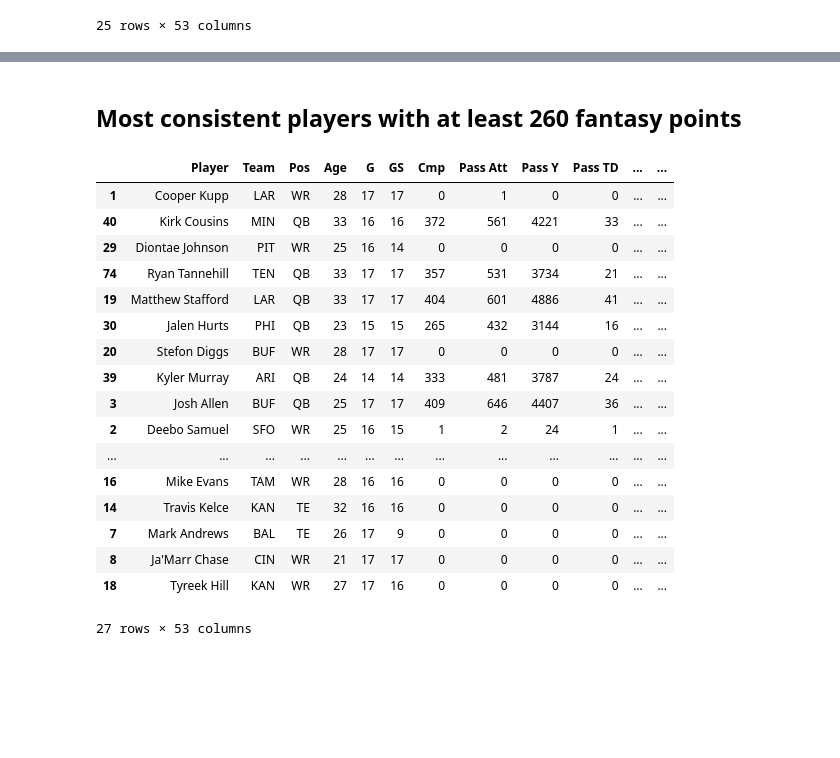
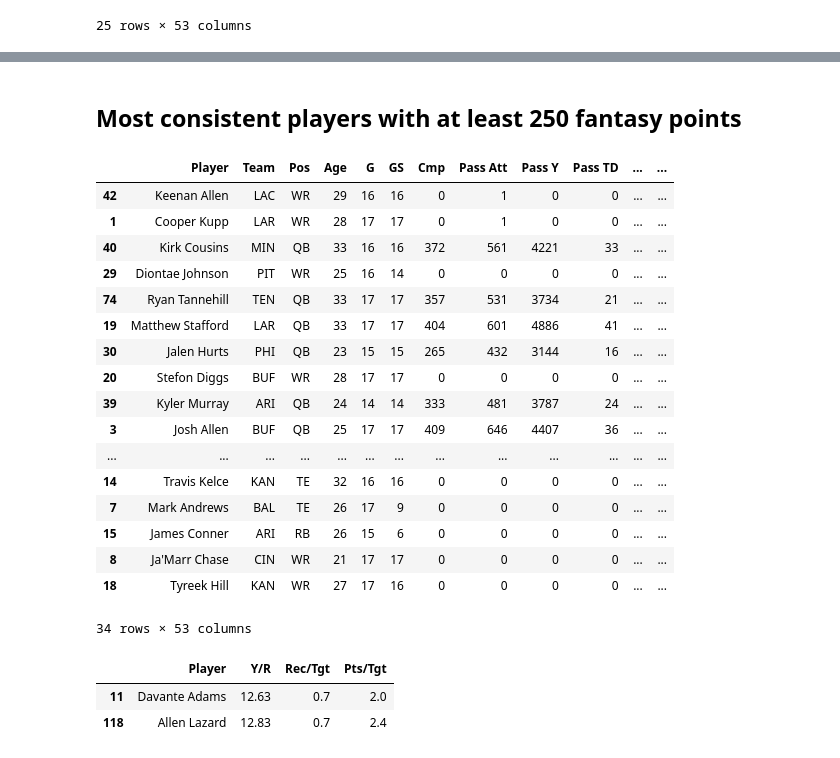
Before and after one commit to JSMitchem/fantasy_football_analysis, a Jupyter notebook: notebooks/capstone.ipynb, the cells around one changed output, grey strips where cells are left out. Drawn from its saved outputs; the diff is of its cells as text; code cells hidden in the pictures; blank space fills up the shorter version.

```diff
--- a/notebooks/capstone.ipynb
+++ b/notebooks/capstone.ipynb
@@ -14,3 +9,8 @@ soup = BeautifulSoup(html)
+# %%
+year = 2021
+req = Request('https://www.pro-football-reference.com/years/{}/fantasy.htm#'.format(year), headers={'User-Agent': 'Mozilla/5.0'})
+webpage = urlopen(req).read()
+soup = BeautifulSoup(webpage)
 # %%
 headers = [th.getText() for th in soup.findAll('tr')[1].findAll('th')]
 headers = headers[1:]
@@ -71,3 +71,4 @@ stats['Rec/Tgt'] = (stats['Rec'] / stats['Tgt']).round(1)
 stats['Pts/Tgt'] = (stats['Points'] / stats['Tgt']).round(1)
 stats['Touches'] = (stats['Rush Att'] + stats['Rec'])
 stats['Player'] = stats['Player'].str.rstrip('*+')
+stats['Player'] = stats['Player'].str.strip()
@@ -192,7 +177,7 @@ def player_csv(year):
 # %% [markdown]
 ## Read in game logs using CSV file from advancedsportsanalytics.com/nfl-raw-data
 # %%
-games = pd.read_csv('2021GameLogs.csv')
+games = pd.read_csv('../data/2021GameLogs.csv')
 # %%
 games['game_date'] = pd.to_datetime(games['game_date'])
 # %%
@@ -255,5 +240,8 @@ weekly['Std'] = weekly[[1,2,3,4,5,6,7,8,9,10,11,12,13,14,15,16,17,18]].std(axis=
 # %%
 weekly.reset_index(inplace=True)
 weekly = weekly.rename(columns = {'player':'Player', 'team':'Team', 'pos':'Pos'})
+# %%
+weekly['Player'] = weekly['Player'].str.strip()
+stats['Player'] = stats['Player'].str.strip()
 # %%
 total = stats.merge(weekly, how = 'inner', on = ['Player', 'Team', 'Pos'])
@@ -323,10 +355,11 @@ consistent_touches
 # %% [markdown]
-## Most consistent players with at least 260 fantasy points
+## Most consistent players with at least 250 fantasy points
 # %%
-consistent_top = total[total['Points'] >= 260].sort_values(by = 'CV')
+consistent_top = total[total['Points'] >= 250].sort_values(by = 'CV')
 consistent_top
 # %% [output]
 |  | Player | Team | Pos | Age | G | GS | Cmp | Pass Att | Pass Y | Pass TD | ... | ... |
+| 42 | Keenan Allen | LAC | WR | 29 | 16 | 16 | 0 | 1 | 0 | 0 | ... | ... |
 | 1 | Cooper Kupp | LAR | WR | 28 | 17 | 17 | 0 | 1 | 0 | 0 | ... | ... |
 | 40 | Kirk Cousins | MIN | QB | 33 | 16 | 16 | 372 | 561 | 4221 | 33 | ... | ... |
 | 29 | Diontae Johnson | PIT | WR | 25 | 16 | 14 | 0 | 0 | 0 | 0 | ... | ... |
@@ -336,11 +369,10 @@ consistent_top
 | 20 | Stefon Diggs | BUF | WR | 28 | 17 | 17 | 0 | 0 | 0 | 0 | ... | ... |
 | 39 | Kyler Murray | ARI | QB | 24 | 14 | 14 | 333 | 481 | 3787 | 24 | ... | ... |
 | 3 | Josh Allen | BUF | QB | 25 | 17 | 17 | 409 | 646 | 4407 | 36 | ... | ... |
-| 2 | Deebo Samuel | SFO | WR | 25 | 16 | 15 | 1 | 2 | 24 | 1 | ... | ... |
 | ... | ... | ... | ... | ... | ... | ... | ... | ... | ... | ... | ... | ... |
-| 16 | Mike Evans | TAM | WR | 28 | 16 | 16 | 0 | 0 | 0 | 0 | ... | ... |
 | 14 | Travis Kelce | KAN | TE | 32 | 16 | 16 | 0 | 0 | 0 | 0 | ... | ... |
 | 7 | Mark Andrews | BAL | TE | 26 | 17 | 9 | 0 | 0 | 0 | 0 | ... | ... |
+| 15 | James Conner | ARI | RB | 26 | 15 | 6 | 0 | 0 | 0 | 0 | ... | ... |
 | 8 | Ja'Marr Chase | CIN | WR | 21 | 17 | 17 | 0 | 0 | 0 | 0 | ... | ... |
 | 18 | Tyreek Hill | KAN | WR | 27 | 17 | 16 | 0 | 0 | 0 | 0 | ... | ... |
-27 rows × 53 columns
+34 rows × 53 columns
@@ -346,0 +381,6 @@ consistent_top
+# %%
+lazard_comp[['Player', 'Y/R', 'Rec/Tgt', 'Pts/Tgt']]
+# %% [output]
+|  | Player | Y/R | Rec/Tgt | Pts/Tgt |
+| 11 | Davante Adams | 12.63 | 0.7 | 2.0 |
+| 118 | Allen Lazard | 12.83 | 0.7 | 2.4 |
```
Also changed, not shown: parts of 20 cells of this notebook.
